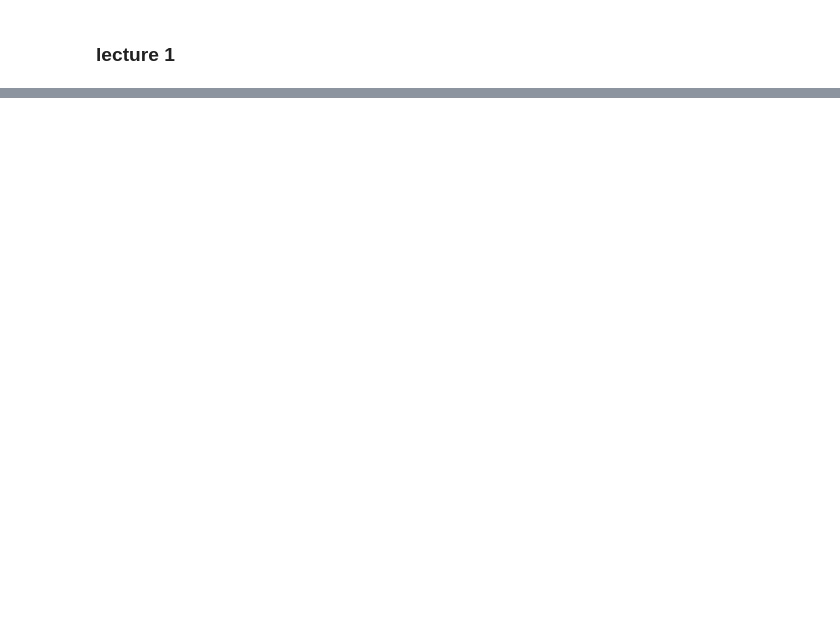
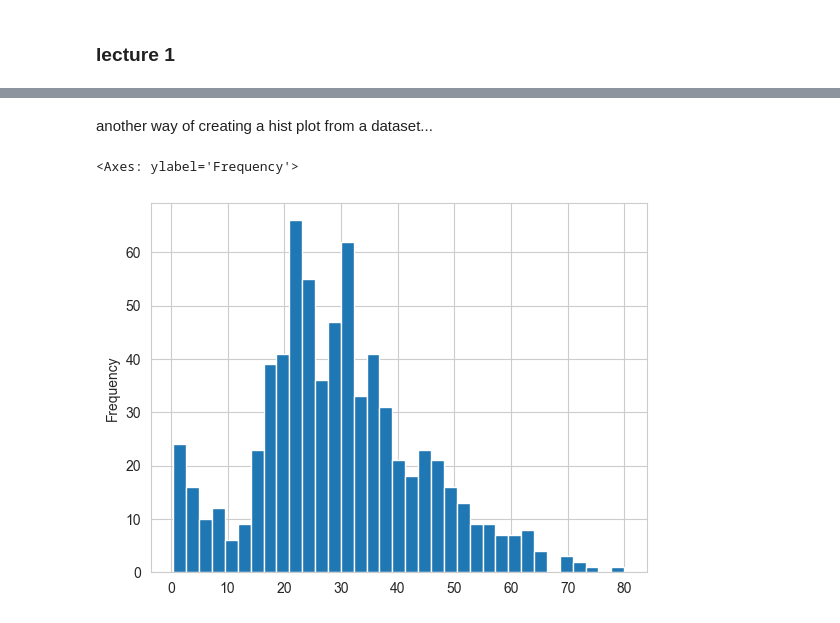
Before and after one commit to depa-tto/Machine-Learning-course, a Jupyter notebook: machine_learning/logistic_regression/logistic_1.ipynb, the cells around one changed output, grey strips where cells are left out. Drawn from its saved outputs; the diff is of its cells as text; code cells hidden in the pictures; blank space fills up the shorter version.

```diff
--- a/machine_learning/logistic_regression/logistic_1.ipynb
+++ b/machine_learning/logistic_regression/logistic_1.ipynb
@@ -18,0 +48,7 @@ train.head()
+# %% [markdown]
+another way of creating a hist plot from a dataset...
+# %%
+train['Age'].plot.hist(bins=35)
+# %% [output]
+<Axes: ylabel='Frequency'>
+[figure, added]
```
Also changed, not shown: parts of 43 cells of this notebook, 1 other file.
